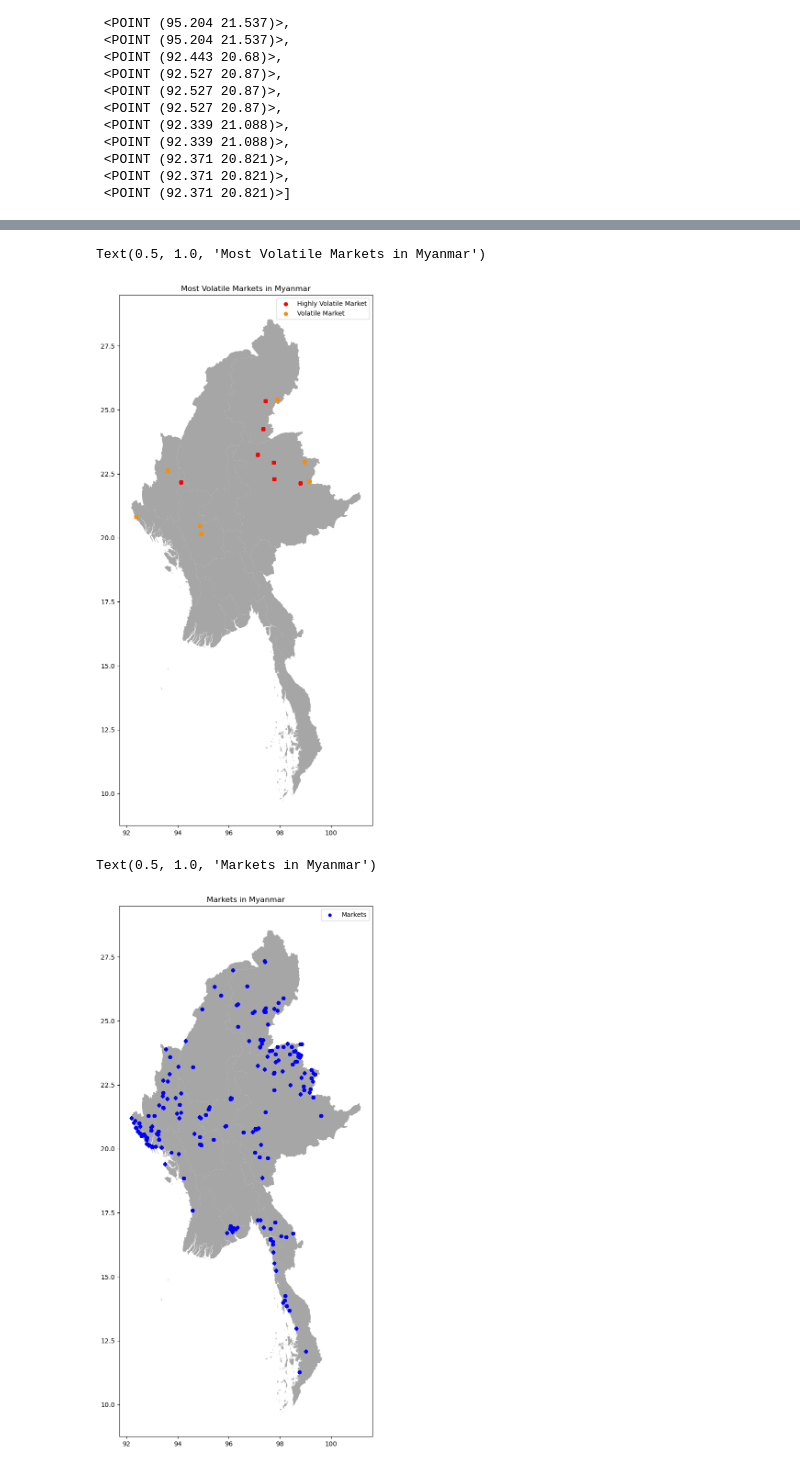
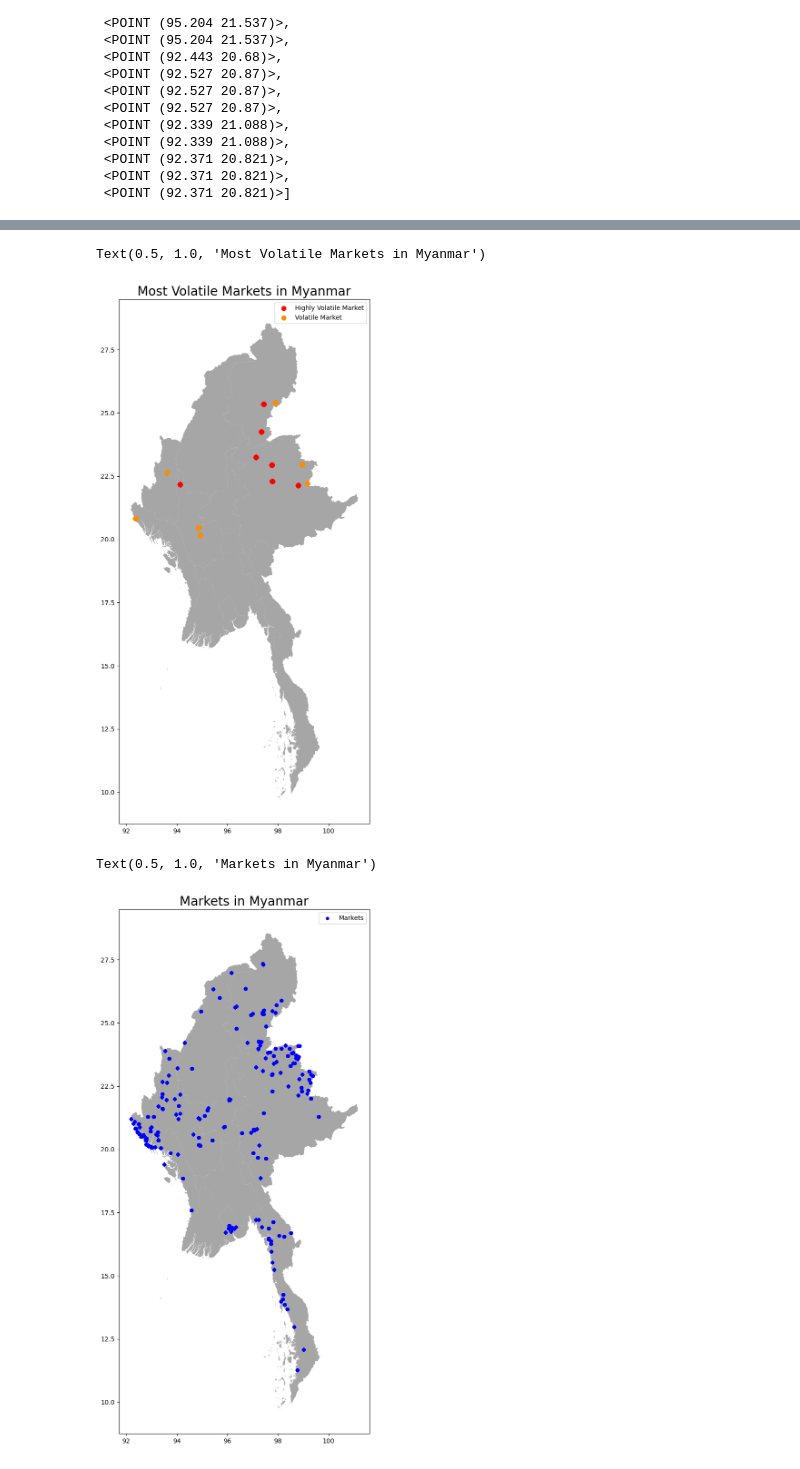
Before and after one commit to cat-mang/Myanmar_Food, a Jupyter notebook: notebooks/geo.ipynb, the cells around one changed output, grey strips where cells are left out. Saved outputs shown, nothing was run; the diff lists cells and outputs as text; code cells hidden in the pictures.

```diff
--- a/notebooks/geo.ipynb
+++ b/notebooks/geo.ipynb
@@ -109,7 +109,7 @@ myanmar_geo[(myanmar_geo['market'] == 'Man Pan') |
             (myanmar_geo['market'] == 'Gangaw') |
             (myanmar_geo['market'] == 'Pang Yang') |
             (myanmar_geo['market'] == 'Lashio Market')].plot(ax=ax,
-                                       markersize=30,
+                                       markersize=50,
                                        color='red',
                                        marker='o',
                                        label='Highly Volatile Market')
@@ -120,27 +120,27 @@ myanmar_geo[(myanmar_geo['market'] == 'Sadung') |
             (myanmar_geo['market'] == 'Kaung Ming Sang') |
             (myanmar_geo['market'] == 'Hakha Myoma Market') |
             (myanmar_geo['market'] == 'Yenanchaung')].plot(ax=ax,
-                                       markersize=30,
+                                       markersize=50,
                                        color='darkorange',
                                        marker='o',
                                        label='Volatile Market')
 
 plt.legend(prop={'size':10})
-plt.title("Most Volatile Markets in Myanmar")
+plt.title("Most Volatile Markets in Myanmar", size=20)
 # %% [output]
 Text(0.5, 1.0, 'Most Volatile Markets in Myanmar')
-[figure, old version]
+[figure, new version]
 # %%
 fig, ax = plt.subplots(figsize=(15,15))
 myanmar_map.plot(ax=ax, alpha=0.7, color="grey")
 myanmar_geo.plot(ax=ax,
                 markersize=20,
                 color='blue',
                 marker='o',
                 label='Markets')
 
 plt.legend(prop={'size':10})
-plt.title("Markets in Myanmar")
+plt.title("Markets in Myanmar", size=20)
 # %% [output]
 Text(0.5, 1.0, 'Markets in Myanmar')
-[figure, old version]
+[figure, new version]
```
